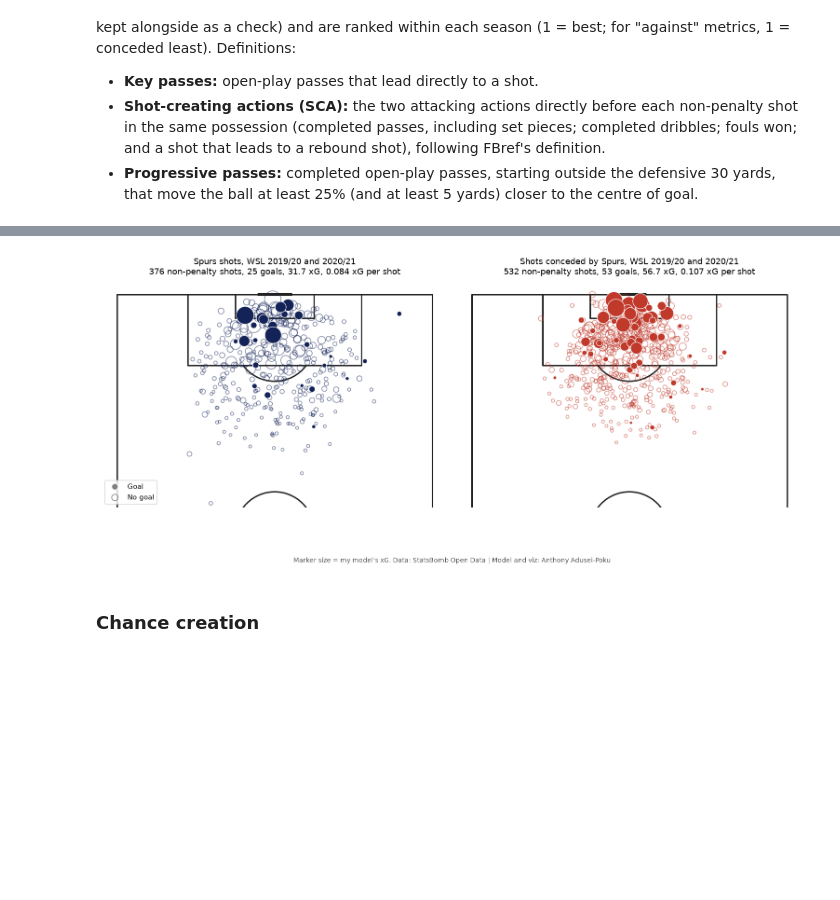
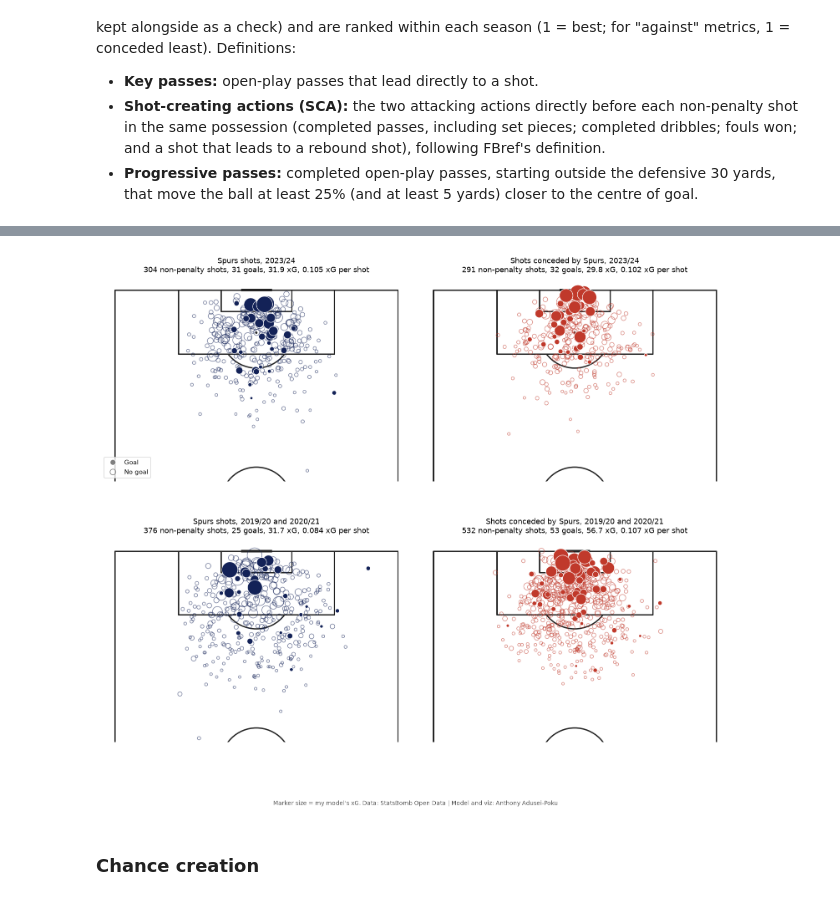
Before and after one commit to anthony07-max/spurs-women-wsl-analysis, a Jupyter notebook: spurs_wsl.ipynb, the cells around one changed output, grey strips where cells are left out. Saved outputs shown, nothing was run; the diff lists cells and outputs as text; code cells hidden in the pictures; blank space fills up the shorter version.

```diff
--- a/spurs_wsl.ipynb
+++ b/spurs_wsl.ipynb
@@ -37,7 +37,8 @@ plt.rcParams.update({"figure.dpi": 110, "savefig.dpi": 160, "savefig.bbox": "tig
                      "axes.spines.top": False, "axes.spines.right": False,
                      "font.size": 10, "font.family": "DejaVu Sans"})
 SPURS_NAVY, LEAGUE_GREY, AGAINST_RED = "#132257", "#b0b0b0", "#c0392b"
-SEASONS = ["2019/20", "2020/21"]   # Spurs' WSL seasons in the data
+SEASONS = ["2019/20", "2020/21", "2023/24"]   # Spurs' WSL seasons in the data
+LATEST = "2023/24"
 KEY = {}                           # headline numbers, saved to results/key_numbers.json
 def save(fig, name):
     fig.savefig(os.path.join(FIG_DIR, name), facecolor="white")
@@ -262,5 +265,5 @@ Spurs' rank out of 12 in each season
 # %%
-fig, axes = plt.subplots(1, 2, figsize=(14, 6.2), sharex=True, sharey=True)
+fig, axes = plt.subplots(1, 3, figsize=(20, 6.4), sharex=True, sharey=True)
 for ax, season in zip(axes, SEASONS):
     d = ts[ts.season == season]
     ax.scatter(d.npxg_pm, d.npxg_against_pm, s=60, color=LEAGUE_GREY, zorder=2)
@@ -290,7 +293,7 @@ sm["result"] = np.select([sm.goals > sm.goals_against, sm.goals == sm.goals_agai
 sm[["season", "match_date", "opponent", "home", "goals", "goals_against", "npxg", "npxg_against", "result"]] \
     .round(3).to_csv(os.path.join(RES_DIR, "spurs_matches.csv"), index=False)
 
-fig, ax = plt.subplots(figsize=(15, 5.2))
+fig, ax = plt.subplots(figsize=(22, 5.6))
 x = np.arange(len(sm))
 ax.bar(x - 0.2, sm.npxg, 0.4, color=SPURS_NAVY, label="Spurs npxG")
 ax.bar(x + 0.2, sm.npxg_against, 0.4, color=AGAINST_RED, alpha=0.75, label="Opponent npxG")
@@ -300,15 +303,16 @@ for season in SEASONS:
     roll_a = sm.loc[idx, "npxg_against"].rolling(5, min_periods=3).mean()
     ax.plot(idx, roll_f, color=SPURS_NAVY, lw=2)
     ax.plot(idx, roll_a, color=AGAINST_RED, lw=2)
-split = sm.index[sm.season == "2020/21"][0] - 0.5
-ax.axvline(split, color="black", lw=1)
-ax.text(split - 0.3, ax.get_ylim()[1] * 0.95, "2019/20  ", ha="right", fontsize=10)
-ax.text(split + 0.3, ax.get_ylim()[1] * 0.95, "  2020/21", ha="left", fontsize=10)
+for season in SEASONS:
+    first = sm.index[sm.season == season][0]
+    if first > 0:
+        ax.axvline(first - 0.5, color="black", lw=1)
+    ax.text(first - 0.2, ax.get_ylim()[1] * 0.97, season, ha="left", fontsize=11, fontweight="bold")
 ax.set_xticks(x)
 ax.set_xticklabels([f"{'v' if h else '@'} {o}\n{gf}-{ga}" for o, h, gf, ga in
                     zip(sm.opponent, sm.home, sm.goals, sm.goals_against)], rotation=90, fontsize=7.5)
 ax.set_ylabel("Non-penalty xG")
 ax.set_title("Spurs Women, match by match: non-penalty xG for and against (lines: 5-match rolling average)")
-ax.legend(loc="upper left", bbox_to_anchor=(0.0, 0.9))
+ax.legend(loc="upper left", bbox_to_anchor=(0.0, 0.88))
 fig.tight_layout(); save(fig, "03_spurs_match_xg.png"); plt.show()
 # %% [output]
@@ -320,5 +324,5 @@ xG per shot separates "how many chances" from "how good the chances were". The s
 # %%
-fig, axes = plt.subplots(2, 2, figsize=(14, 9))
+fig, axes = plt.subplots(2, 3, figsize=(20, 9))
 for j, season in enumerate(SEASONS):
     d = ts[ts.season == season]
     for i, (col, lab, asc) in enumerate([("xg_per_shot", "xG per shot (attack)", True),
@@ -362,21 +369,26 @@ shot_profile.round(3)
 # %%
 pitch = VerticalPitch(pitch_type="statsbomb", half=True, line_color="#222222", pad_bottom=-6)
-fig, axes = pitch.draw(nrows=1, ncols=2, figsize=(14, 7.5))
-for ax, (lab, d, col) in zip(axes, [("Spurs shots", np_shots[np_shots.team == wsl.SPURS], SPURS_NAVY),
-                                     ("Shots conceded by Spurs", np_shots[np_shots.opponent == wsl.SPURS], AGAINST_RED)]):
+fig, axes = pitch.draw(nrows=2, ncols=2, figsize=(14, 14))
+early = np_shots.season.isin(["2019/20", "2020/21"])
+latest = np_shots.season == LATEST
+panels = [("Spurs shots, 2023/24", np_shots[latest & (np_shots.team == wsl.SPURS)], SPURS_NAVY),
+          ("Shots conceded by Spurs, 2023/24", np_shots[latest & (np_shots.opponent == wsl.SPURS)], AGAINST_RED),
+          ("Spurs shots, 2019/20 and 2020/21", np_shots[early & (np_shots.team == wsl.SPURS)], SPURS_NAVY),
+          ("Shots conceded by Spurs, 2019/20 and 2020/21", np_shots[early & (np_shots.opponent == wsl.SPURS)], AGAINST_RED)]
+for ax, (lab, d, col) in zip(axes.flat, panels):
     gl = d.is_goal == 1
     pitch.scatter(d.x[~gl], d.y[~gl], s=d.xg[~gl] * 700 + 10, ax=ax, facecolors="none", edgecolors=col, lw=1, alpha=0.55)
     pitch.scatter(d.x[gl], d.y[gl], s=d.xg[gl] * 700 + 10, ax=ax, c=col, edgecolors="white", lw=0.8, zorder=3)
-    ax.set_title(f"{lab}, WSL 2019/20 and 2020/21\n{len(d)} non-penalty shots, {int(d.is_goal.sum())} goals, "
+    ax.set_title(f"{lab}\n{len(d)} non-penalty shots, {int(d.is_goal.sum())} goals, "
                  f"{d.xg.sum():.1f} xG, {d.xg.mean():.3f} xG per shot", fontsize=11.5)
 leg = [Line2D([0], [0], marker="o", ls="", markerfacecolor="grey", markeredgecolor="white", ms=9, label="Goal"),
        Line2D([0], [0], marker="o", ls="", markerfacecolor="none", markeredgecolor="grey", ms=9, label="No goal")]
-axes[0].legend(handles=leg, loc="lower left")
-fig.text(0.5, 0.06, "Marker size = my model's xG. Data: StatsBomb Open Data | Model and viz: Anthony Adusei-Poku",
+axes.flat[0].legend(handles=leg, loc="lower left")
+fig.text(0.5, 0.04, "Marker size = my model's xG. Data: StatsBomb Open Data | Model and viz: Anthony Adusei-Poku",
          ha="center", fontsize=9, color="#555555")
 save(fig, "05_spurs_shotmap.png"); plt.show()
 # %% [output]
-[figure, old version]
+[figure, new version]
 # %% [markdown]
 ### Chance creation
 # %%
```
Also changed, not shown: parts of 21 cells of this notebook, 29 other files.
